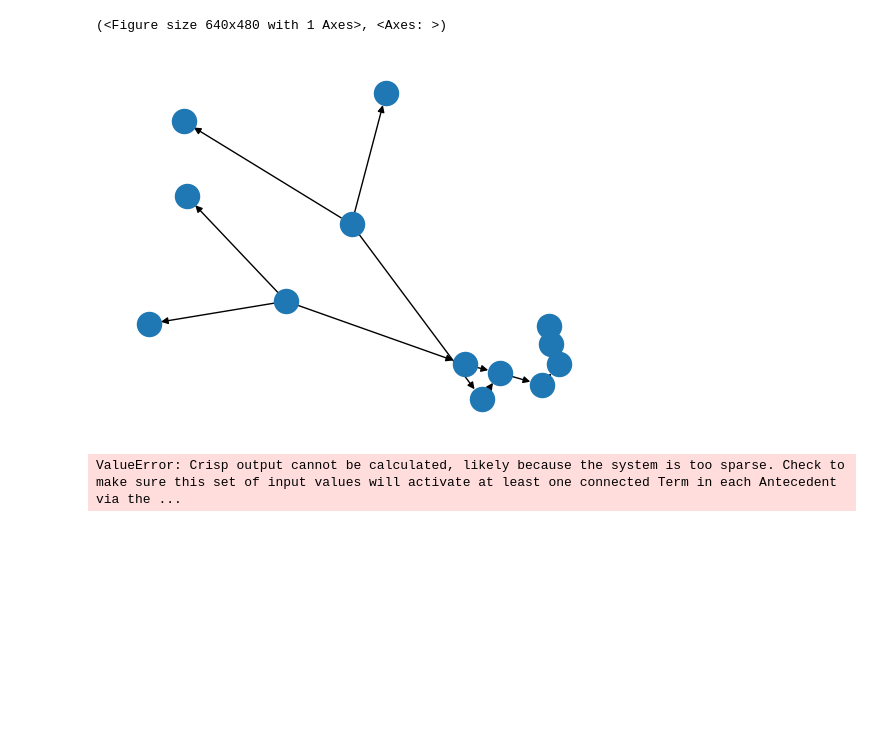
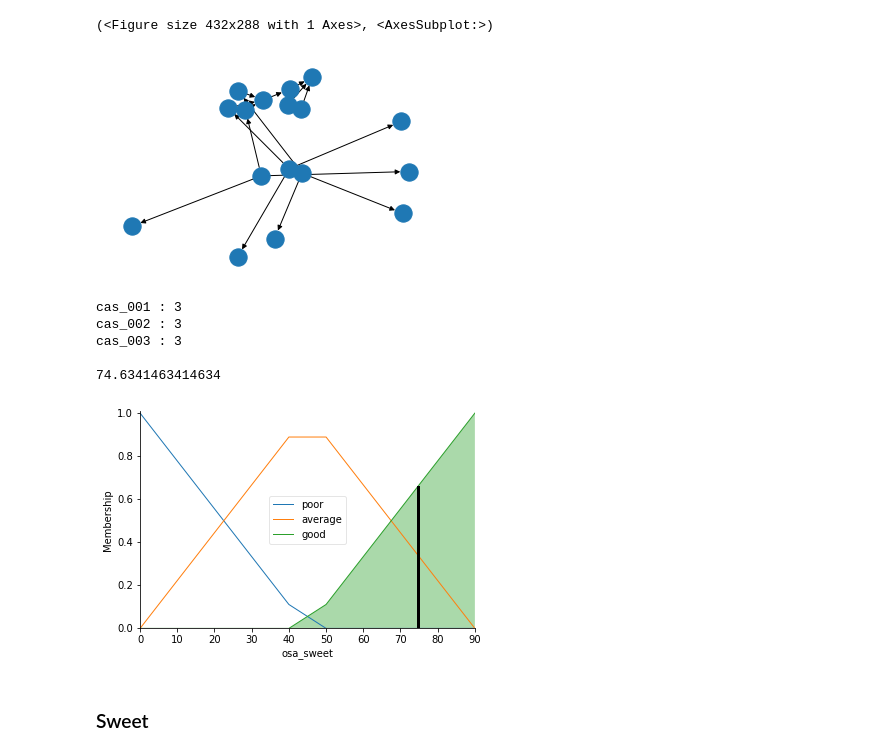
Before and after one commit to rengesf/flavorpred, a Jupyter notebook: FuzzySweet.ipynb, the cells around one changed output. Saved outputs shown, nothing was run; the diff lists cells and outputs as text; code cells hidden in the pictures; blank space fills up the shorter version.

Commit message:
sweet fuzzy first try

```diff
--- a/FuzzySweet.ipynb
+++ b/FuzzySweet.ipynb
@@ -25,5 +81,6 @@ array([-3.        , -2.33333333, -1.66666667, -1.        , -0.33333333,
 # %%
-cas_range=np.linspace(-3,3,10)
+cas_range=np.linspace(-3,3,197)
+#cas_range = np.array(ms_data_comp['6485-40-1'])
 
 cas_001 = ctrl.Antecedent(cas_range, 'cas_001')
 cas_002 = ctrl.Antecedent(cas_range, 'cas_002')
@@ -49,16 +102,16 @@ cas_001['average'].view()
 # %%
-rule_sweet_01 = (ctrl.Rule(cas_001['good'] & cas_002['poor'], osa_sweet['good']))
-rule_sweet_02 = (ctrl.Rule(cas_001['average'], osa_sweet['average']))
-rule_sweet_03 = (ctrl.Rule(cas_001['poor'], osa_sweet['poor']))
+rule_sweet_01 = (ctrl.Rule(cas_001['good'] | cas_002['good'] |cas_003['good'], osa_sweet['good']))
+rule_sweet_02 = (ctrl.Rule(cas_001['average']|  cas_002['average'] | cas_003['average'], osa_sweet['average']))
+rule_sweet_03 = (ctrl.Rule(cas_001['poor']| cas_002['poor'] |cas_003['poor'], osa_sweet['poor']))
 
 rule_sweet_01.view()
 # %% [output]
-(<Figure size 640x480 with 1 Axes>, <Axes: >)
+(<Figure size 432x288 with 1 Axes>, <AxesSubplot:>)
-[figure, old version]
+[figure, new version]
 # %%
 tipping_ctrl = ctrl.ControlSystem([
     rule_sweet_01,
-    # rule_sweet_02,
+    rule_sweet_02,
     rule_sweet_03
 ])
 tipping = ctrl.ControlSystemSimulation(tipping_ctrl)
@@ -66,11 +119,11 @@ tipping = ctrl.ControlSystemSimulation(tipping_ctrl)
 # Note: if you like passing many inputs all at once, use .inputs(dict_of_data)
 
 
-tipping.input['cas_001'] = 2
-tipping.input['cas_002'] = 2
-# tipping.input['cas_003'] = 1.2
+tipping.input['cas_001'] = 3
+tipping.input['cas_002'] = 3
+tipping.input['cas_003'] = 3
 
-
+print(tipping.input)
 # Crunch the numbers
 tipping.compute()
 
@@ -79,4 +132,11 @@ prediction = tipping.output['osa_sweet']
 print( prediction )
 osa_sweet.view(sim=tipping)
 # %% [output]
-ValueError: Crisp output cannot be calculated, likely because the system is too sparse. Check to make sure this set of input values will activate at least one connected Term in each Antecedent via the ...
+cas_001 : 3
+cas_002 : 3
+cas_003 : 3
+
+74.6341463414634
+[figure, added]
+# %% [markdown]
+### Sweet
```
Also changed, not shown: parts of 22 cells of this notebook, 1 other file.
